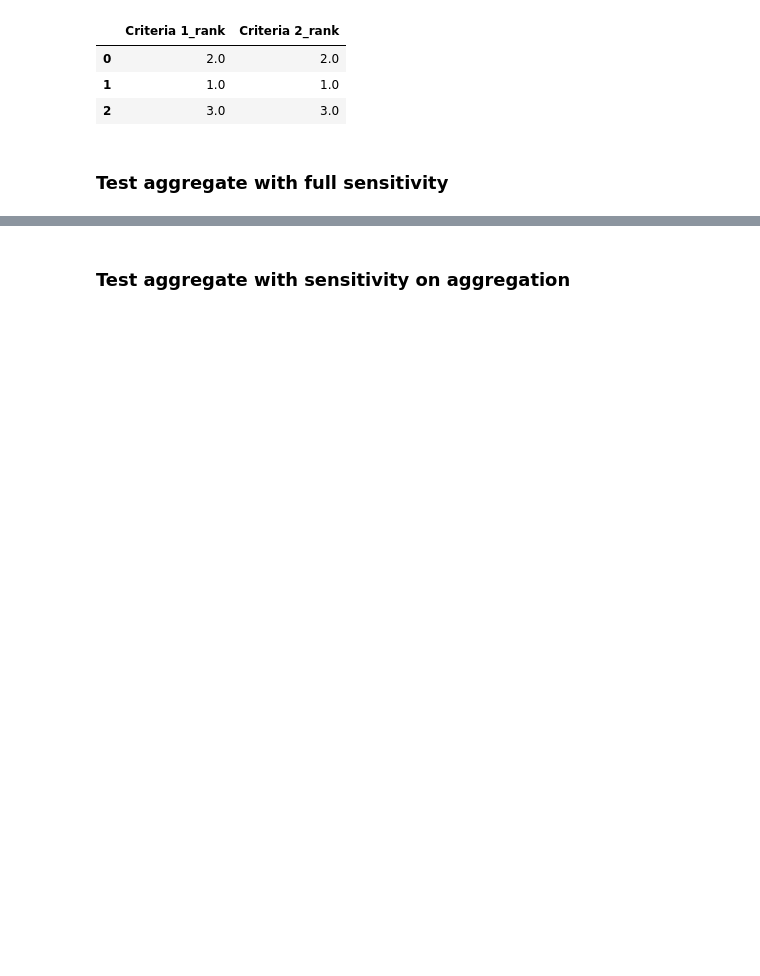
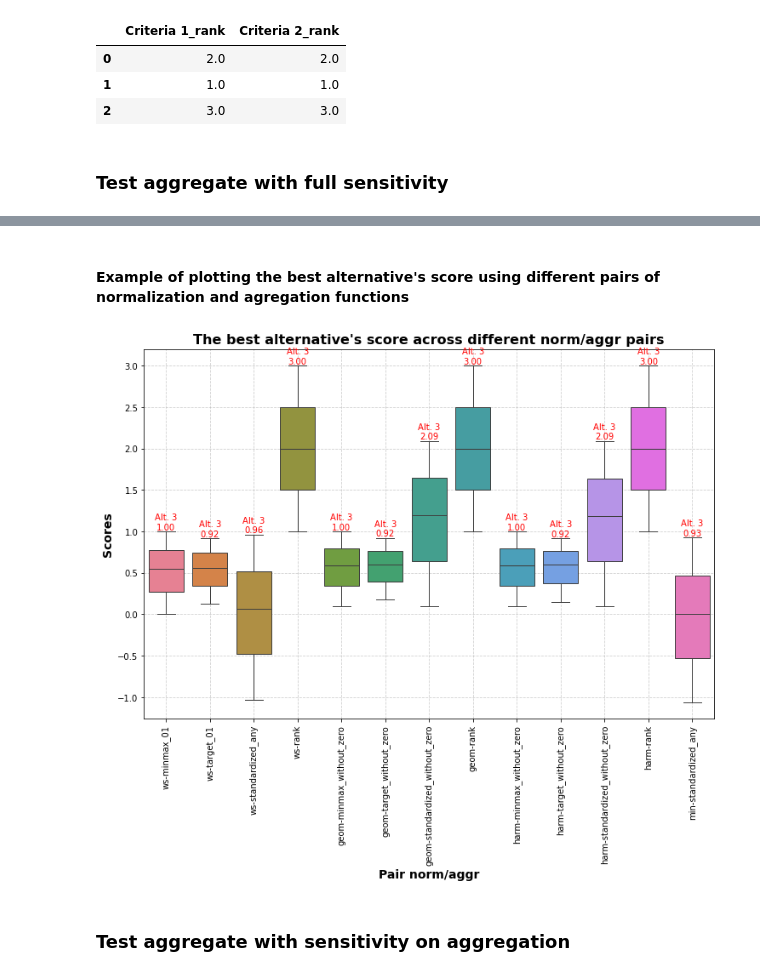
Before and after one commit to wetransform-os/ProMCDA, a Jupyter notebook: demo_in_notebook/use_promcda_library.ipynb, the cells around one changed output, grey strips where cells are left out. Saved outputs shown, nothing was run; the diff lists cells and outputs as text; code cells hidden in the pictures; blank space fills up the shorter version.

```diff
--- a/demo_in_notebook/use_promcda_library.ipynb
+++ b/demo_in_notebook/use_promcda_library.ipynb
@@ -209,3 +250,27 @@ fig.show() # with altair
+# %% [markdown]
+#### Example of plotting the best alternative's score using different pairs of normalization and agregation functions
+# %%
+# Crea il boxplot
+plt.figure(figsize=(12, 8))
+ax = sns.boxplot(data=scores)
+plt.xticks(rotation=90)
+
+# Annotazioni per i valori massimi
+for i, col in enumerate(scores):
+    max_value = scores[col].max()
+    max_index = scores[col].idxmax()
+    alternative = f'Alt. {max_index + 1}'
+    plt.text(i, max_value, f'{alternative}\n{max_value:.2f}', ha='center', va='bottom', fontsize=10, color='red')
+
+# Personalizza le etichette degli assi e il titolo
+plt.xlabel("Pair norm/aggr", fontsize=14, fontweight='bold')
+plt.ylabel("Scores", fontsize=14, fontweight='bold')
+plt.title("The best alternative's score across different norm/aggr pairs", fontsize=16, fontweight='bold')
+
+plt.grid(True, linestyle='--', alpha=0.6)
+plt.show()
+# %% [output]
+[figure, added]
 # %% [markdown]
 ### Test aggregate with sensitivity on aggregation
 # %%
```
Also changed, not shown: parts of 35 cells of this notebook, 4 other files.
